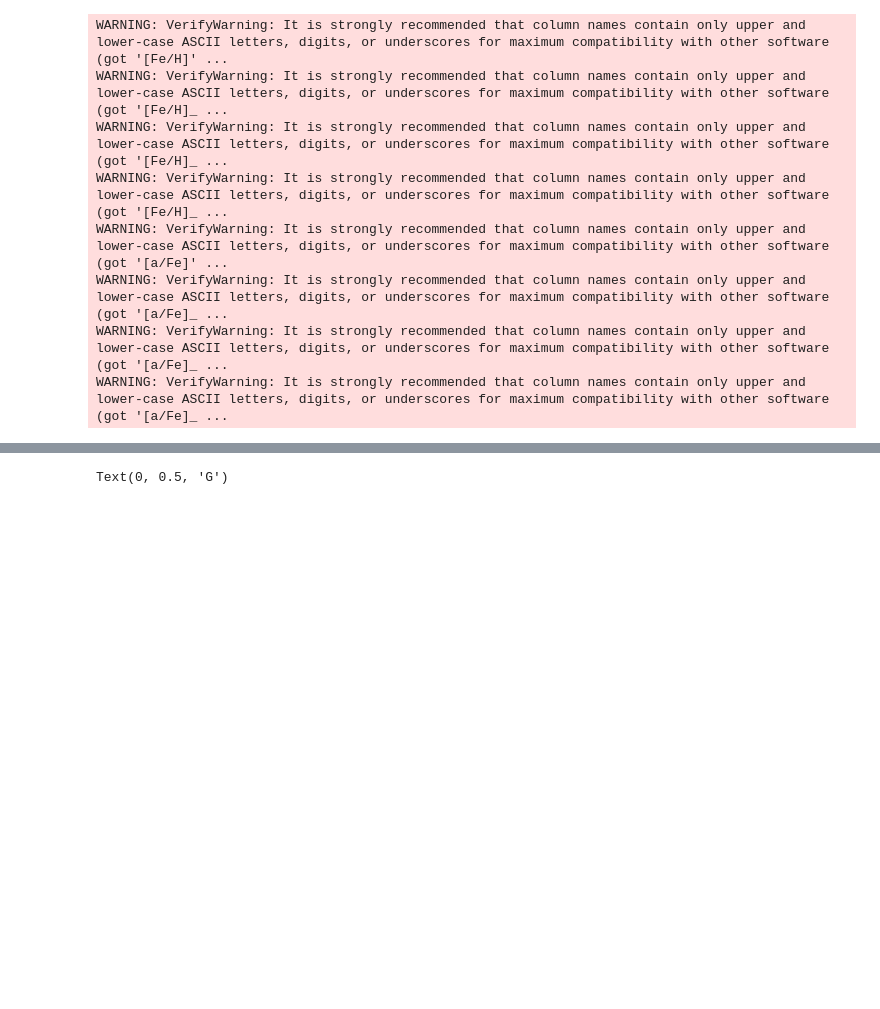
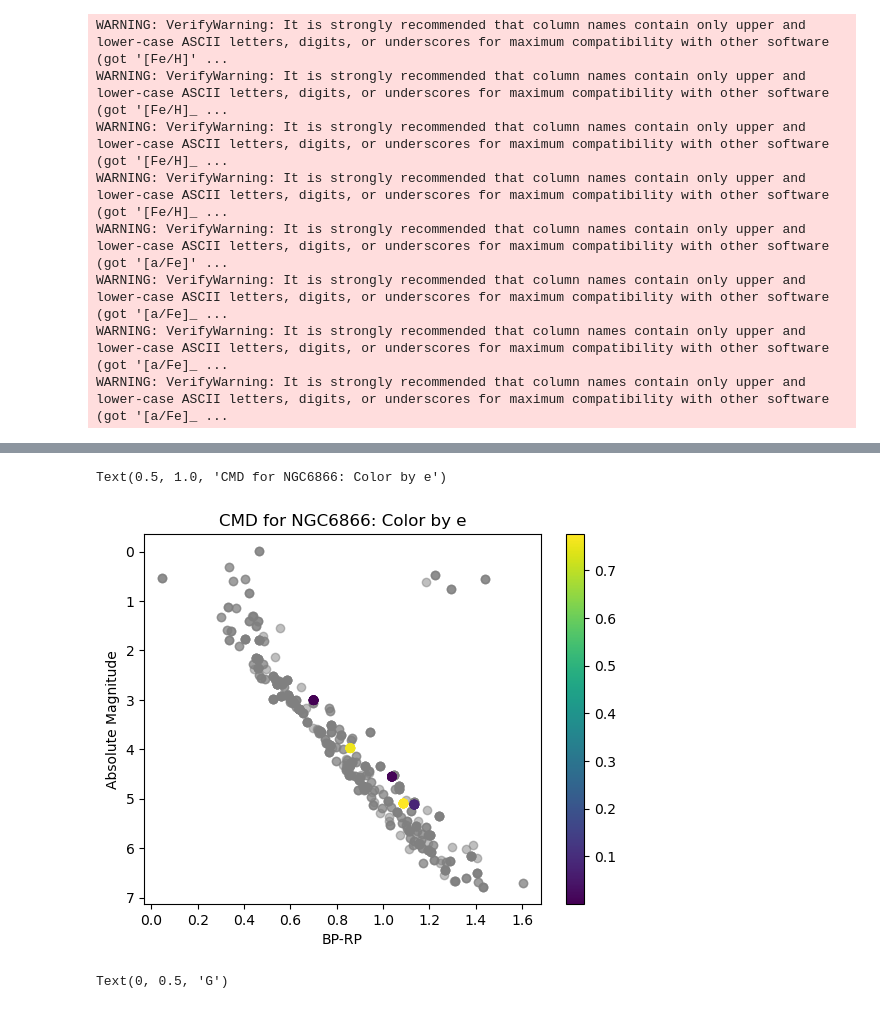
Before and after one commit to ella918/Summer-Research, a Jupyter notebook: 6866CombiningData.ipynb, the cells around one changed output, grey strips where cells are left out. Drawn from its saved outputs; the diff is of its cells as text; code cells hidden in the pictures; blank space fills up the shorter version.

```diff
--- a/6866CombiningData.ipynb
+++ b/6866CombiningData.ipynb
@@ -176,3 +242,15 @@ WARNING: VerifyWarning: It is strongly recommended that column names contain onl
+# %%
+fig, ax = plt.subplots()
+plt.scatter(x[membership==1], y[membership==1], c='gray', alpha = .5) #members of cluster
+scatter = plt.scatter(x_uni, y_uni, c = uni_member['e_median'])
+plt.colorbar(scatter)
+ax.invert_yaxis()
+ax.set_xlabel('BP-RP')
+ax.set_ylabel('Absolute Magnitude')
+ax.set_title('CMD for NGC6866: Color by e')
+# %% [output]
+Text(0.5, 1.0, 'CMD for NGC6866: Color by e')
+[figure, added]
 # %%
 fig, ax = plt.subplots()
 x1 = new_6866['GAIAEDR3_BP'] - new_6866['GAIAEDR3_RP']
```
Also changed, not shown: parts of 9 cells of this notebook, 1 other file.
